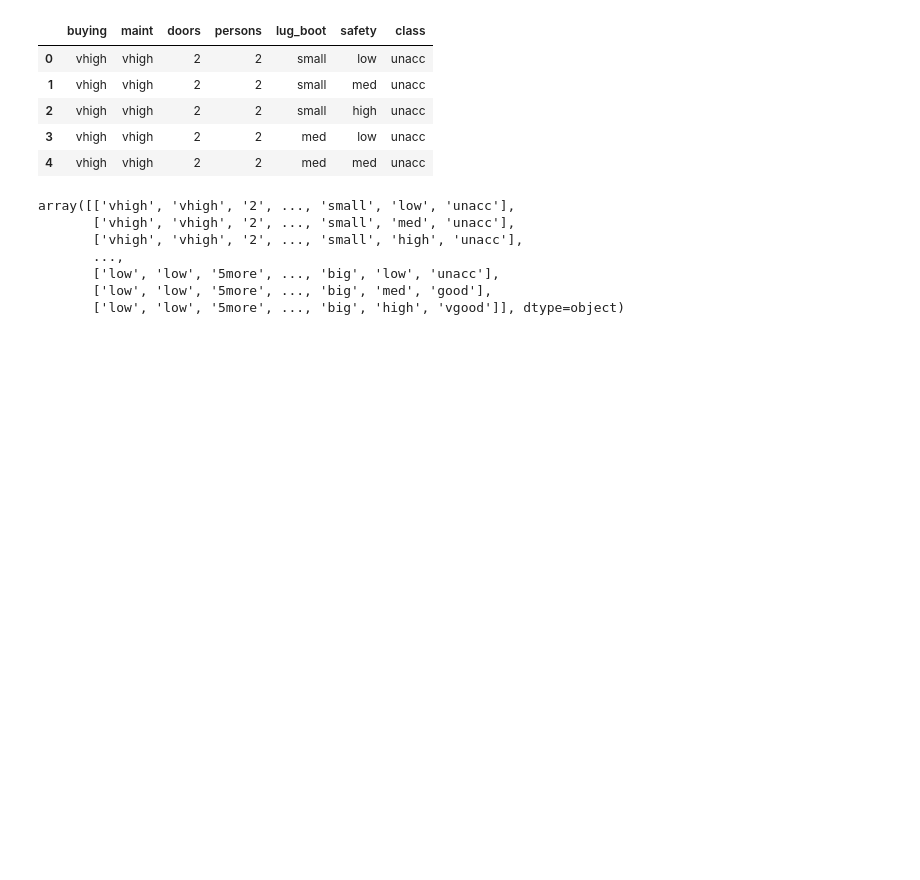
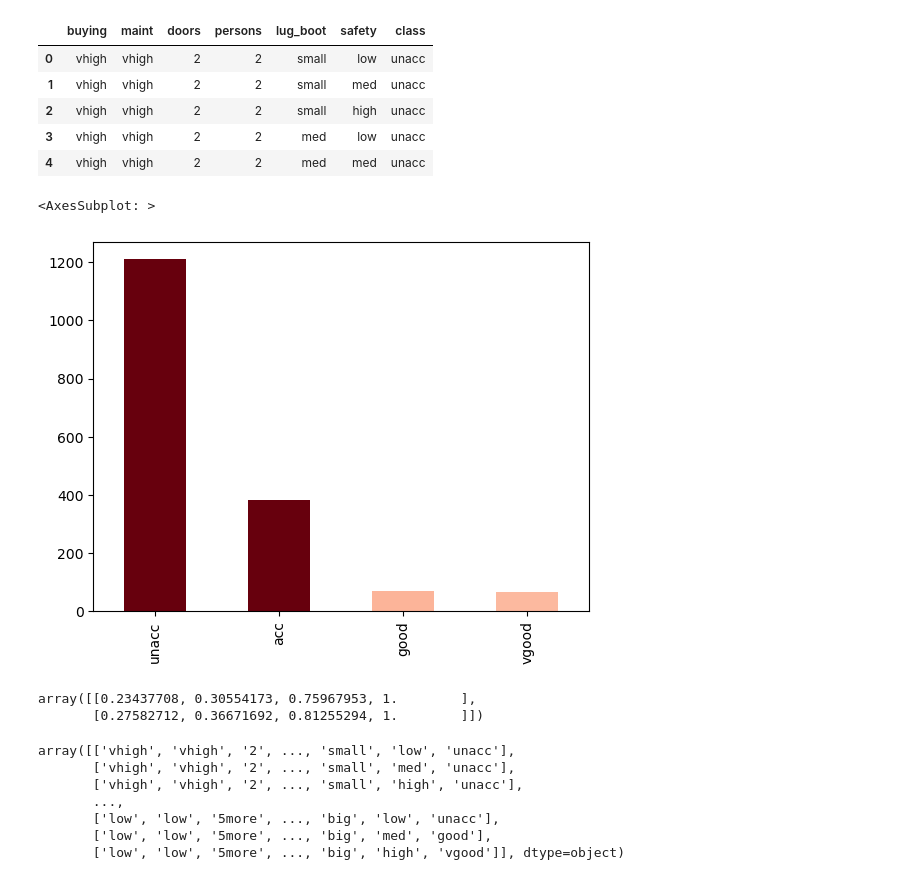
Before and after one commit to wkdguswo16/01_0915_car_evaluation, a Jupyter notebook: car_classifier.ipynb, the cells around one changed output. Drawn from its saved outputs; the diff is of its cells as text; code cells hidden in the pictures; blank space fills up the shorter version.

```diff
--- a/car_classifier.ipynb
+++ b/car_classifier.ipynb
@@ -24,6 +24,17 @@ df.head()
 | 2 | vhigh | vhigh | 2 | 2 | small | high | unacc |
 | 3 | vhigh | vhigh | 2 | 2 | med | low | unacc |
 | 4 | vhigh | vhigh | 2 | 2 | med | med | unacc |
+# %%
+vc = df['class'].value_counts()
+vc.plot.bar(color=plt.cm.Reds(vc.values))
+# %% [output]
+<AxesSubplot: >
+[figure, added]
+# %%
+plt.cm.coolwarm([1, 10])
+# %% [output]
+array([[0.23437708, 0.30554173, 0.75967953, 1.        ],
+       [0.27582712, 0.36671692, 0.81255294, 1.        ]])
 # %%
 df.columns
 df.values
```
